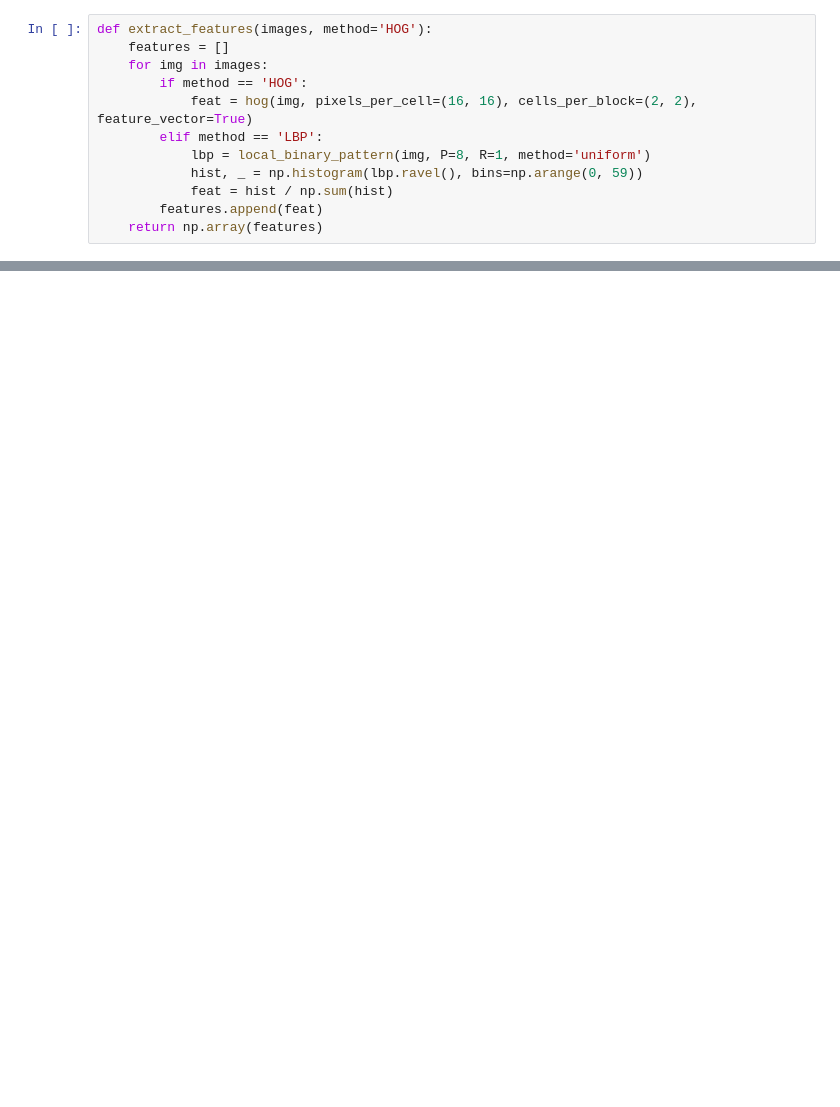
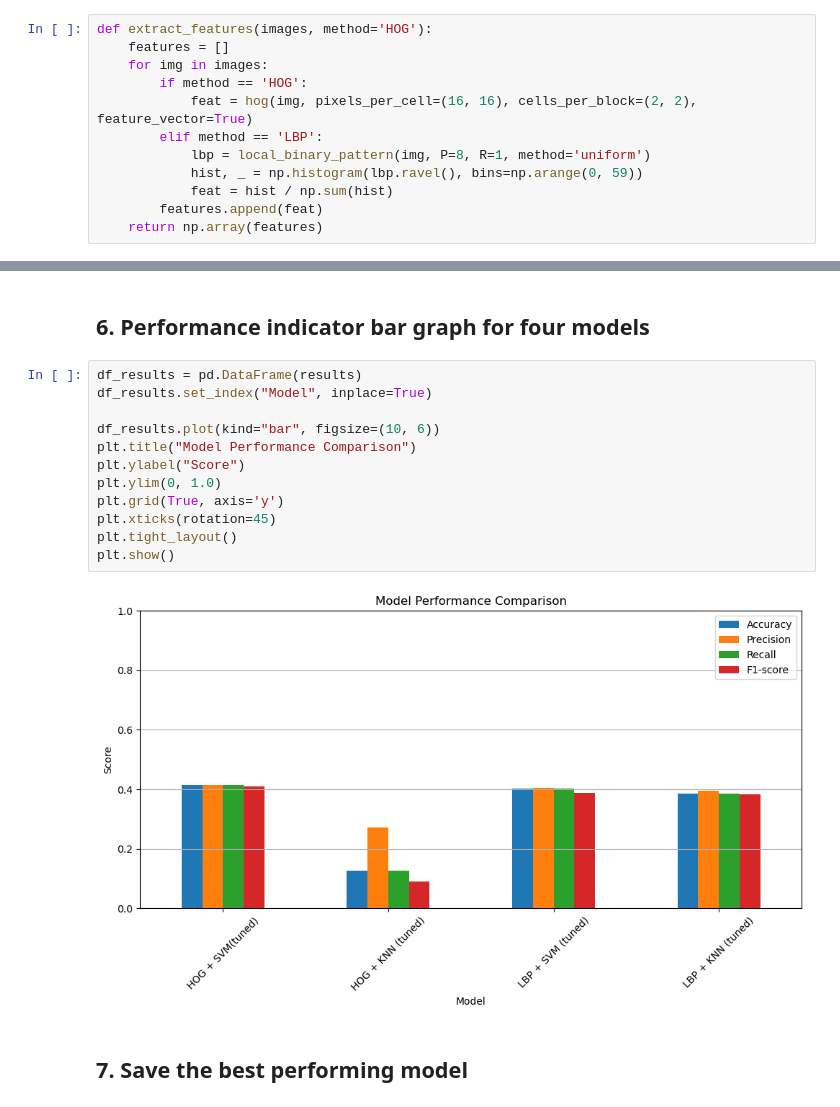
Before and after one commit to TobyZhang0/9517mango, a Jupyter notebook: traditional/traditional_cv.ipynb, the cells around one changed output, grey strips where cells are left out. Cells and saved outputs as stored; diff of their text form; blank space fills up the shorter version.

```diff
--- a/traditional/traditional_cv.ipynb
+++ b/traditional/traditional_cv.ipynb
@@ -190,0 +236,18 @@ weighted avg       0.39      0.37      0.37      2400
+# %% [markdown]
+## 6. Performance indicator bar graph for four models
+# %%
+df_results = pd.DataFrame(results)
+df_results.set_index("Model", inplace=True)
+
+df_results.plot(kind="bar", figsize=(10, 6))
+plt.title("Model Performance Comparison")
+plt.ylabel("Score")
+plt.ylim(0, 1.0)
+plt.grid(True, axis='y')
+plt.xticks(rotation=45)
+plt.tight_layout()
+plt.show()
+# %% [output]
+[figure, added]
+# %% [markdown]
+## 7. Save the best performing model
```
Also changed, not shown: parts of 17 cells of this notebook, 1 other file.
